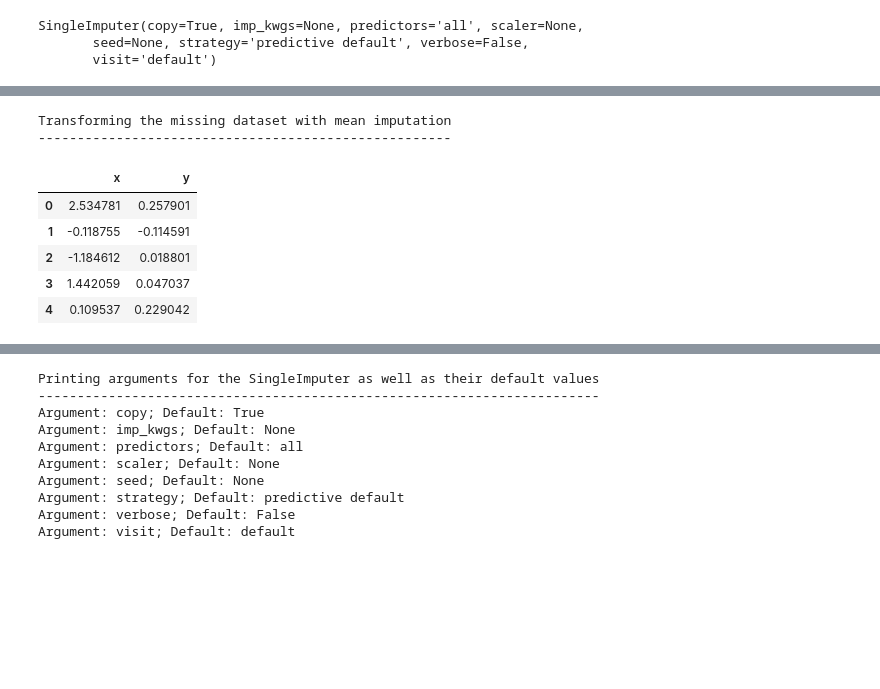
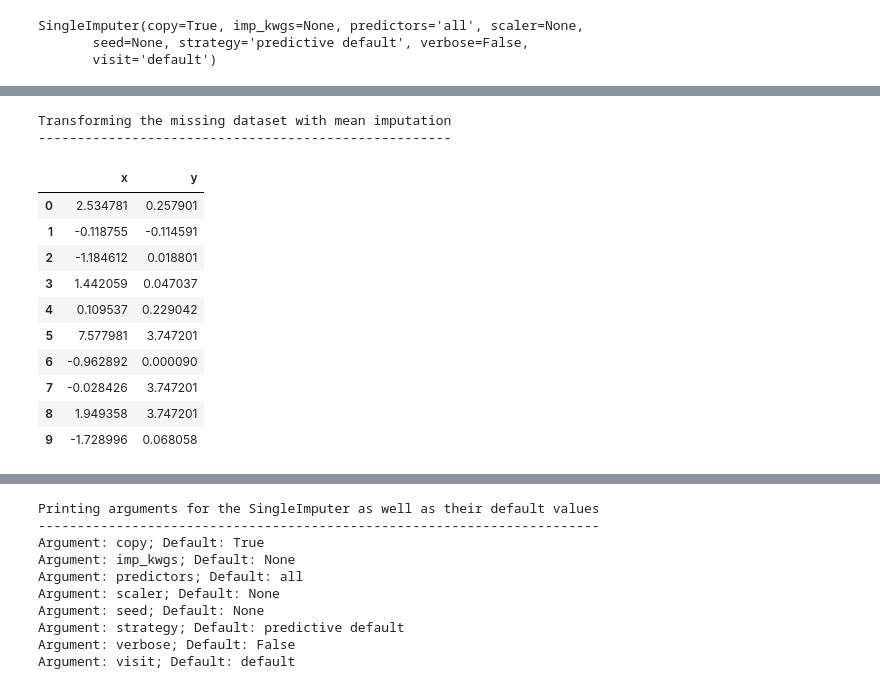
Before and after one commit to shabarka/autoimpute-tutorials, a Jupyter notebook: tutorials/imputer_mechanics.ipynb, the cells around one changed output, grey strips where cells are left out. Cells and saved outputs as stored; diff of their text form; code cells hidden in the pictures; blank space fills up the shorter version.

```diff
--- a/tutorials/imputer_mechanics.ipynb
+++ b/tutorials/imputer_mechanics.ipynb
@@ -152,13 +169,19 @@ Finally, Imputers are valid `sklearn` `Transformers`. They implement the `fit`,
 # %%
 print_header("Transforming the missing dataset with mean imputation")
-imp = SingleImputer(strategy="mean").fit_transform(data_miss)
-imp.head()
+imputer = SingleImputer(strategy="mean")
+data_imputed = imputer.fit_transform(data_miss)
+data_imputed.head(10)
 # %% [output]
 Transforming the missing dataset with mean imputation
 -----------------------------------------------------
 |  | x | y |
 | 0 | 2.534781 | 0.257901 |
 | 1 | -0.118755 | -0.114591 |
 | 2 | -1.184612 | 0.018801 |
 | 3 | 1.442059 | 0.047037 |
 | 4 | 0.109537 | 0.229042 |
+| 5 | 7.577981 | 3.747201 |
+| 6 | -0.962892 | 0.000090 |
+| 7 | -0.028426 | 3.747201 |
+| 8 | 1.949358 | 3.747201 |
+| 9 | -1.728996 | 0.068058 |
```
Also changed, not shown: parts of 30 cells of this notebook.
